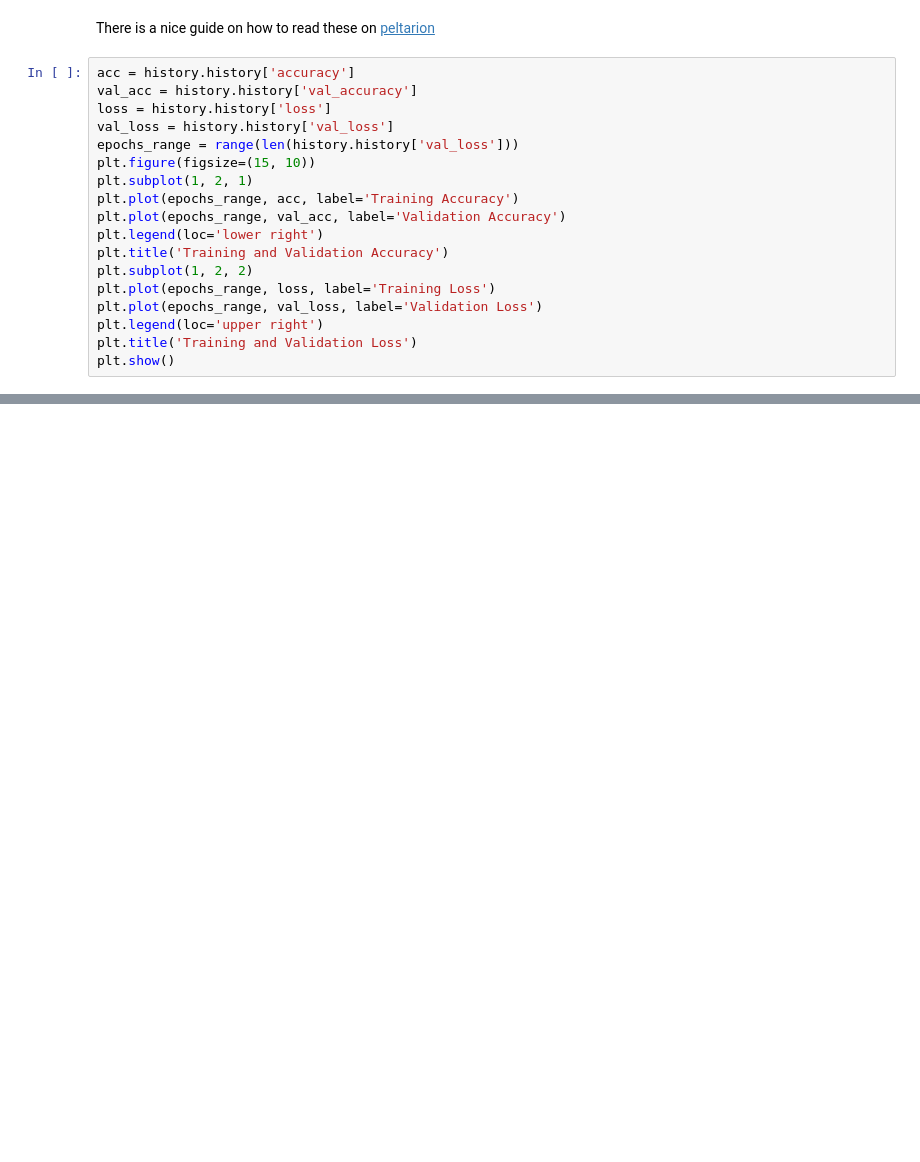
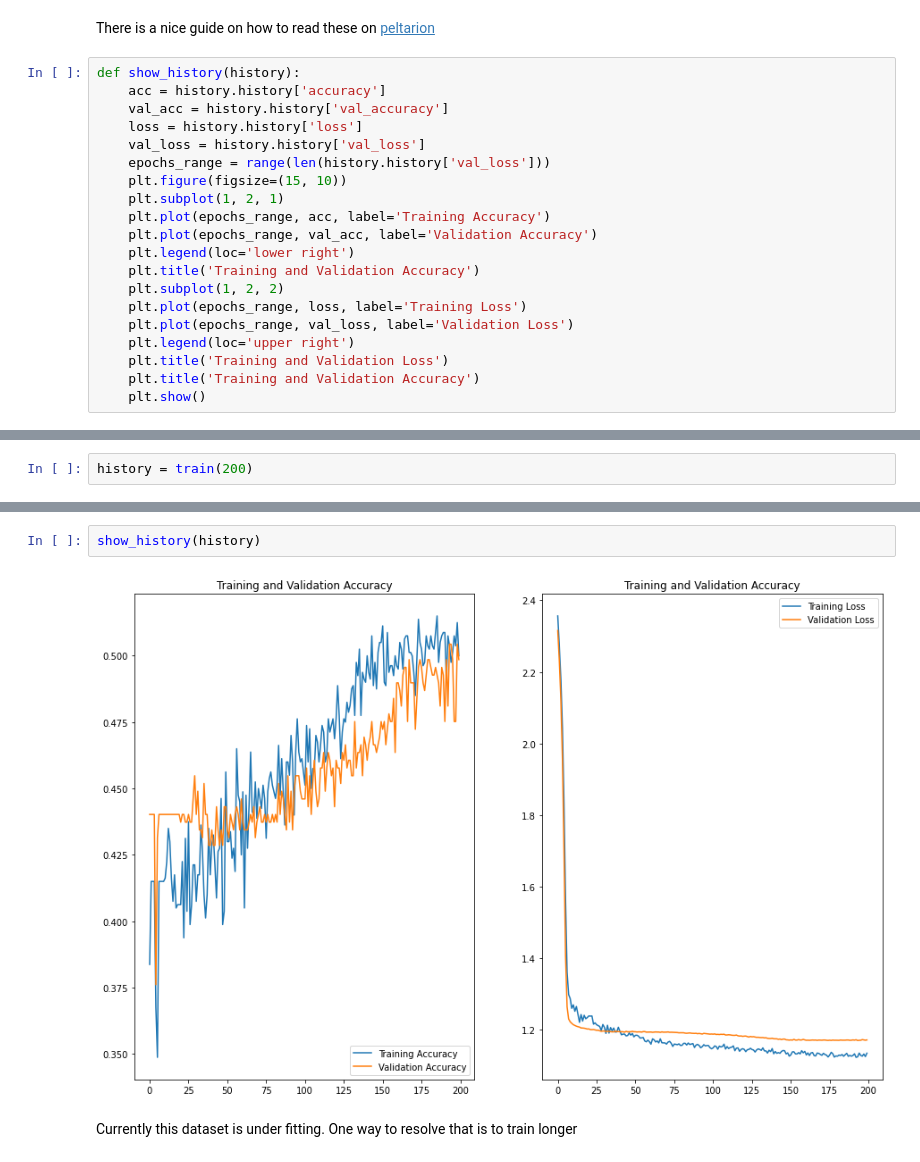
Before and after one commit to PurpleBooth/tensorflow-learning, a Jupyter notebook: 5-wine.ipynb, the cells around one changed output, grey strips where cells are left out. Drawn from its saved outputs; the diff is of its cells as text; blank space fills up the shorter version.

Commit message:
fix: Make the underfitting a bit more obvious

```diff
--- a/5-wine.ipynb
+++ b/5-wine.ipynb
@@ -92,20 +96,22 @@ Epoch 200/200
 # %% [markdown]
 There is a nice guide on how to read these on [peltarion](https://peltarion.com/knowledge-center/documentation/evaluation-view/loss-and-metrics)
 # %%
-acc = history.history['accuracy']
-val_acc = history.history['val_accuracy']
-loss = history.history['loss']
-val_loss = history.history['val_loss']
-epochs_range = range(len(history.history['val_loss']))
-plt.figure(figsize=(15, 10))
-plt.subplot(1, 2, 1)
-plt.plot(epochs_range, acc, label='Training Accuracy')
-plt.plot(epochs_range, val_acc, label='Validation Accuracy')
-plt.legend(loc='lower right')
-plt.title('Training and Validation Accuracy')
-plt.subplot(1, 2, 2)
-plt.plot(epochs_range, loss, label='Training Loss')
-plt.plot(epochs_range, val_loss, label='Validation Loss')
-plt.legend(loc='upper right')
-plt.title('Training and Validation Loss')
-plt.show()
+def show_history(history):
+    acc = history.history['accuracy']
+    val_acc = history.history['val_accuracy']
+    loss = history.history['loss']
+    val_loss = history.history['val_loss']
+    epochs_range = range(len(history.history['val_loss']))
+    plt.figure(figsize=(15, 10))
+    plt.subplot(1, 2, 1)
+    plt.plot(epochs_range, acc, label='Training Accuracy')
+    plt.plot(epochs_range, val_acc, label='Validation Accuracy')
+    plt.legend(loc='lower right')
+    plt.title('Training and Validation Accuracy')
+    plt.subplot(1, 2, 2)
+    plt.plot(epochs_range, loss, label='Training Loss')
+    plt.plot(epochs_range, val_loss, label='Validation Loss')
+    plt.legend(loc='upper right')
+    plt.title('Training and Validation Loss')
+    plt.title('Training and Validation Accuracy')
+    plt.show()
@@ -119,0 +118,2 @@ evaluations
+# %%
+history = train(200)
@@ -119,0 +138,6 @@ evaluations
+# %%
+show_history(history)
+# %% [output]
+[figure, added]
+# %% [markdown]
+Currently this dataset is under fitting. One way to resolve that is to train longer
```
Also changed, not shown: parts of 10 cells of this notebook.
